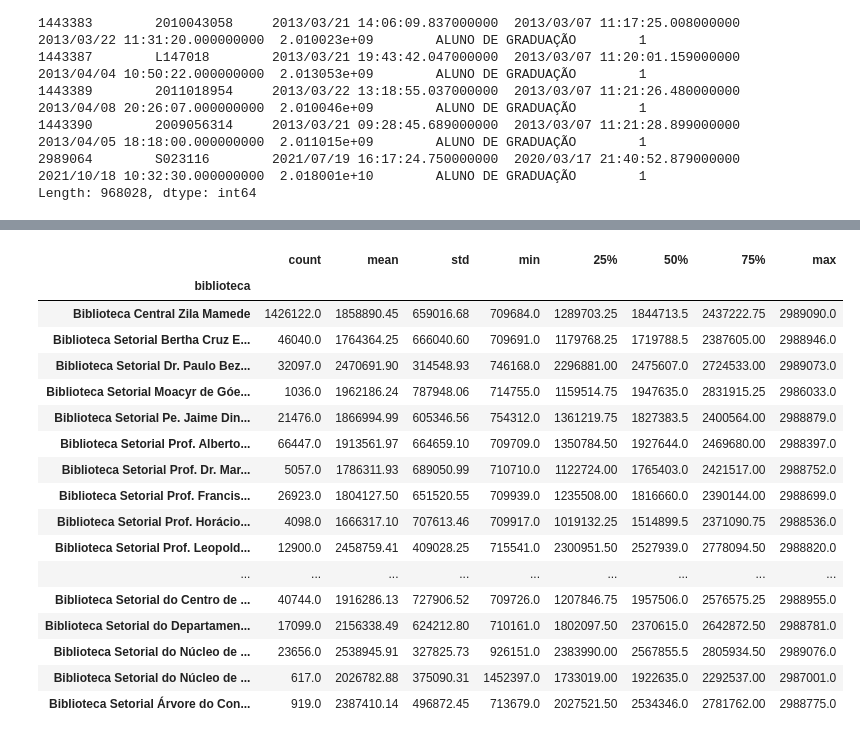
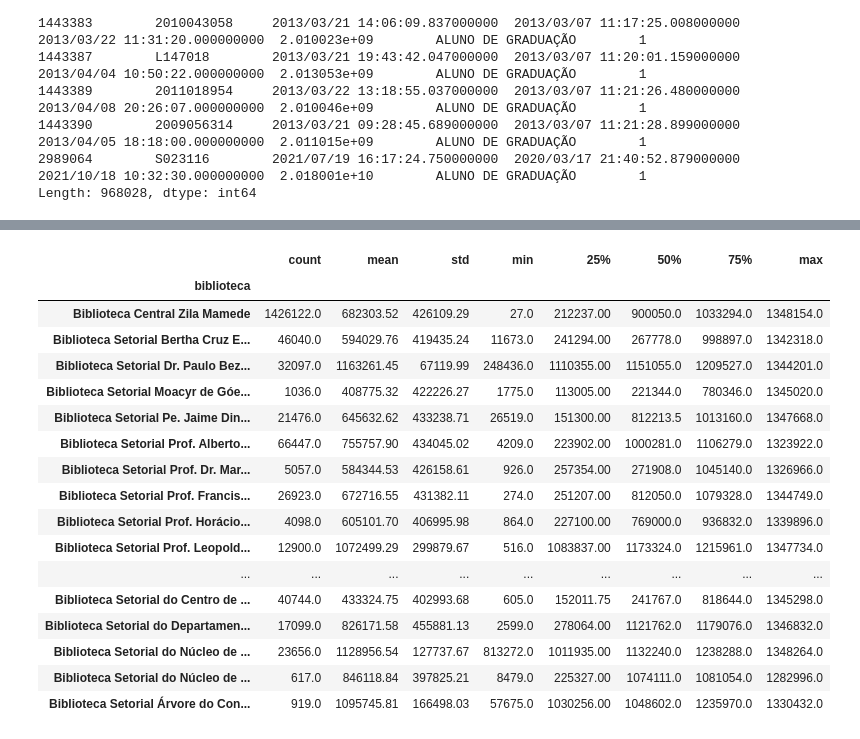
Before and after one commit to Odilon01/7_Dias_de_C-digo_Alura-Python-Pandas, a Jupyter notebook: 7dayofcode.ipynb, the cells around one changed output, grey strips where cells are left out. Drawn from its saved outputs; the diff is of its cells as text; code cells hidden in the pictures.

```diff
--- a/7dayofcode.ipynb
+++ b/7dayofcode.ipynb
@@ -166,23 +164,23 @@ from pandas.core.groupby import groupby
 #criando um grupo das Bibliotecas para analise de quantidades maximas e minimas de aluguel
 grupo_bibliotecas = dados_completos_biblioteca.groupby('biblioteca')
 # %%
-grupo_bibliotecas['id_emprestimo'].describe().round(2)
+grupo_bibliotecas.id_exemplar.describe().round(2)
 # %% [output]
 |  | count | mean | std | min | 25% | 50% | 75% | max |
 | biblioteca |  |  |  |  |  |  |  |  |
-| Biblioteca Central Zila Mamede | 1426122.0 | 1858890.45 | 659016.68 | 709684.0 | 1289703.25 | 1844713.5 | 2437222.75 | 2989090.0 |
-| Biblioteca Setorial Bertha Cruz E... | 46040.0 | 1764364.25 | 666040.60 | 709691.0 | 1179768.25 | 1719788.5 | 2387605.00 | 2988946.0 |
-| Biblioteca Setorial Dr. Paulo Bez... | 32097.0 | 2470691.90 | 314548.93 | 746168.0 | 2296881.00 | 2475607.0 | 2724533.00 | 2989073.0 |
-| Biblioteca Setorial Moacyr de Góe... | 1036.0 | 1962186.24 | 787948.06 | 714755.0 | 1159514.75 | 1947635.0 | 2831915.25 | 2986033.0 |
-| Biblioteca Setorial Pe. Jaime Din... | 21476.0 | 1866994.99 | 605346.56 | 754312.0 | 1361219.75 | 1827383.5 | 2400564.00 | 2988879.0 |
-| Biblioteca Setorial Prof. Alberto... | 66447.0 | 1913561.97 | 664659.10 | 709709.0 | 1350784.50 | 1927644.0 | 2469680.00 | 2988397.0 |
-| Biblioteca Setorial Prof. Dr. Mar... | 5057.0 | 1786311.93 | 689050.99 | 710710.0 | 1122724.00 | 1765403.0 | 2421517.00 | 2988752.0 |
-| Biblioteca Setorial Prof. Francis... | 26923.0 | 1804127.50 | 651520.55 | 709939.0 | 1235508.00 | 1816660.0 | 2390144.00 | 2988699.0 |
-| Biblioteca Setorial Prof. Horácio... | 4098.0 | 1666317.10 | 707613.46 | 709917.0 | 1019132.25 | 1514899.5 | 2371090.75 | 2988536.0 |
-| Biblioteca Setorial Prof. Leopold... | 12900.0 | 2458759.41 | 409028.25 | 715541.0 | 2300951.50 | 2527939.0 | 2778094.50 | 2988820.0 |
+| Biblioteca Central Zila Mamede | 1426122.0 | 682303.52 | 426109.29 | 27.0 | 212237.00 | 900050.0 | 1033294.0 | 1348154.0 |
+| Biblioteca Setorial Bertha Cruz E... | 46040.0 | 594029.76 | 419435.24 | 11673.0 | 241294.00 | 267778.0 | 998897.0 | 1342318.0 |
+| Biblioteca Setorial Dr. Paulo Bez... | 32097.0 | 1163261.45 | 67119.99 | 248436.0 | 1110355.00 | 1151055.0 | 1209527.0 | 1344201.0 |
+| Biblioteca Setorial Moacyr de Góe... | 1036.0 | 408775.32 | 422226.27 | 1775.0 | 113005.00 | 221344.0 | 780346.0 | 1345020.0 |
+| Biblioteca Setorial Pe. Jaime Din... | 21476.0 | 645632.62 | 433238.71 | 26519.0 | 151300.00 | 812213.5 | 1013160.0 | 1347668.0 |
+| Biblioteca Setorial Prof. Alberto... | 66447.0 | 755757.90 | 434045.02 | 4209.0 | 223902.00 | 1000281.0 | 1106279.0 | 1323922.0 |
+| Biblioteca Setorial Prof. Dr. Mar... | 5057.0 | 584344.53 | 426158.61 | 926.0 | 257354.00 | 271908.0 | 1045140.0 | 1326966.0 |
+| Biblioteca Setorial Prof. Francis... | 26923.0 | 672716.55 | 431382.11 | 274.0 | 251207.00 | 812050.0 | 1079328.0 | 1344749.0 |
+| Biblioteca Setorial Prof. Horácio... | 4098.0 | 605101.70 | 406995.98 | 864.0 | 227100.00 | 769000.0 | 936832.0 | 1339896.0 |
+| Biblioteca Setorial Prof. Leopold... | 12900.0 | 1072499.29 | 299879.67 | 516.0 | 1083837.00 | 1173324.0 | 1215961.0 | 1347734.0 |
 | ... | ... | ... | ... | ... | ... | ... | ... | ... |
-| Biblioteca Setorial do Centro de ... | 40744.0 | 1916286.13 | 727906.52 | 709726.0 | 1207846.75 | 1957506.0 | 2576575.25 | 2988955.0 |
-| Biblioteca Setorial do Departamen... | 17099.0 | 2156338.49 | 624212.80 | 710161.0 | 1802097.50 | 2370615.0 | 2642872.50 | 2988781.0 |
-| Biblioteca Setorial do Núcleo de ... | 23656.0 | 2538945.91 | 327825.73 | 926151.0 | 2383990.00 | 2567855.5 | 2805934.50 | 2989076.0 |
-| Biblioteca Setorial do Núcleo de ... | 617.0 | 2026782.88 | 375090.31 | 1452397.0 | 1733019.00 | 1922635.0 | 2292537.00 | 2987001.0 |
-| Biblioteca Setorial Árvore do Con... | 919.0 | 2387410.14 | 496872.45 | 713679.0 | 2027521.50 | 2534346.0 | 2781762.00 | 2988775.0 |
+| Biblioteca Setorial do Centro de ... | 40744.0 | 433324.75 | 402993.68 | 605.0 | 152011.75 | 241767.0 | 818644.0 | 1345298.0 |
+| Biblioteca Setorial do Departamen... | 17099.0 | 826171.58 | 455881.13 | 2599.0 | 278064.00 | 1121762.0 | 1179076.0 | 1346832.0 |
+| Biblioteca Setorial do Núcleo de ... | 23656.0 | 1128956.54 | 127737.67 | 813272.0 | 1011935.00 | 1132240.0 | 1238288.0 | 1348264.0 |
+| Biblioteca Setorial do Núcleo de ... | 617.0 | 846118.84 | 397825.21 | 8479.0 | 225327.00 | 1074111.0 | 1081054.0 | 1282996.0 |
+| Biblioteca Setorial Árvore do Con... | 919.0 | 1095745.81 | 166498.03 | 57675.0 | 1030256.00 | 1048602.0 | 1235970.0 | 1330432.0 |
```
Also changed, not shown: parts of 5 cells of this notebook.
